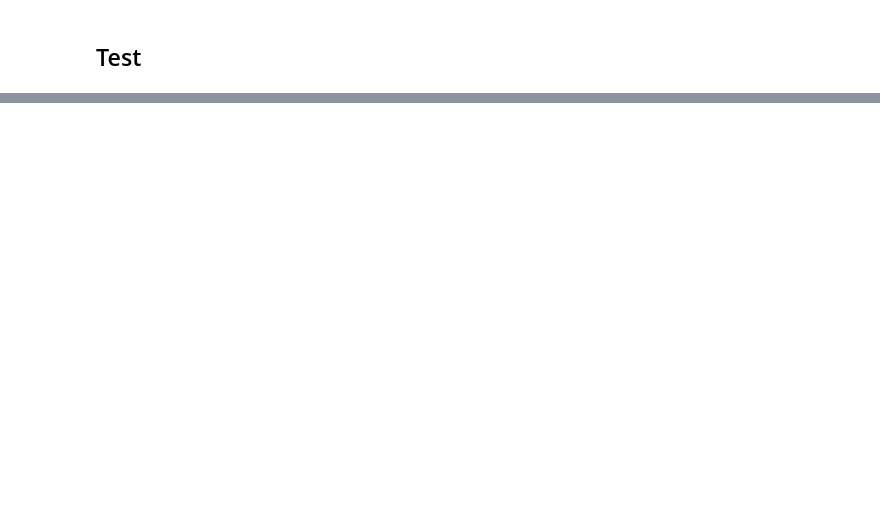
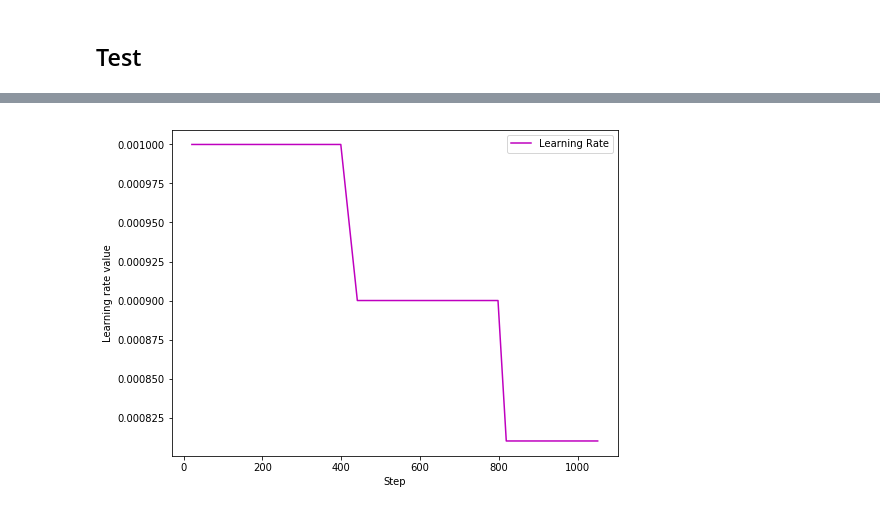
Before and after one commit to NourcheneFerchichi/Tunisian-Embedding, a Jupyter notebook: PFE_NourcheneFerchichi.ipynb, the cells around one changed output, grey strips where cells are left out. Drawn from its saved outputs; the diff is of its cells as text; code cells hidden in the pictures; blank space fills up the shorter version.

```diff
--- a/PFE_NourcheneFerchichi.ipynb
+++ b/PFE_NourcheneFerchichi.ipynb
@@ -2002,0 +2130,15 @@ test(conf, model_tn)
+# %%
+step = [21, 399, 441, 798, 819, 1051]
+lr = [0.001, 0.001, 0.00090000004, 0.00090000004, 0.00081, 0.00081]
+
+plt.figure(figsize=(8,6))
+
+plt.plot(step, lr, label="Learning Rate", c="m")
+
+
+plt.xlabel("Step")
+plt.ylabel("Learning rate value")
+plt.legend()
+plt.show()
+# %% [output]
+[figure, added]
```
Also changed, not shown: parts of 42 cells of this notebook.
